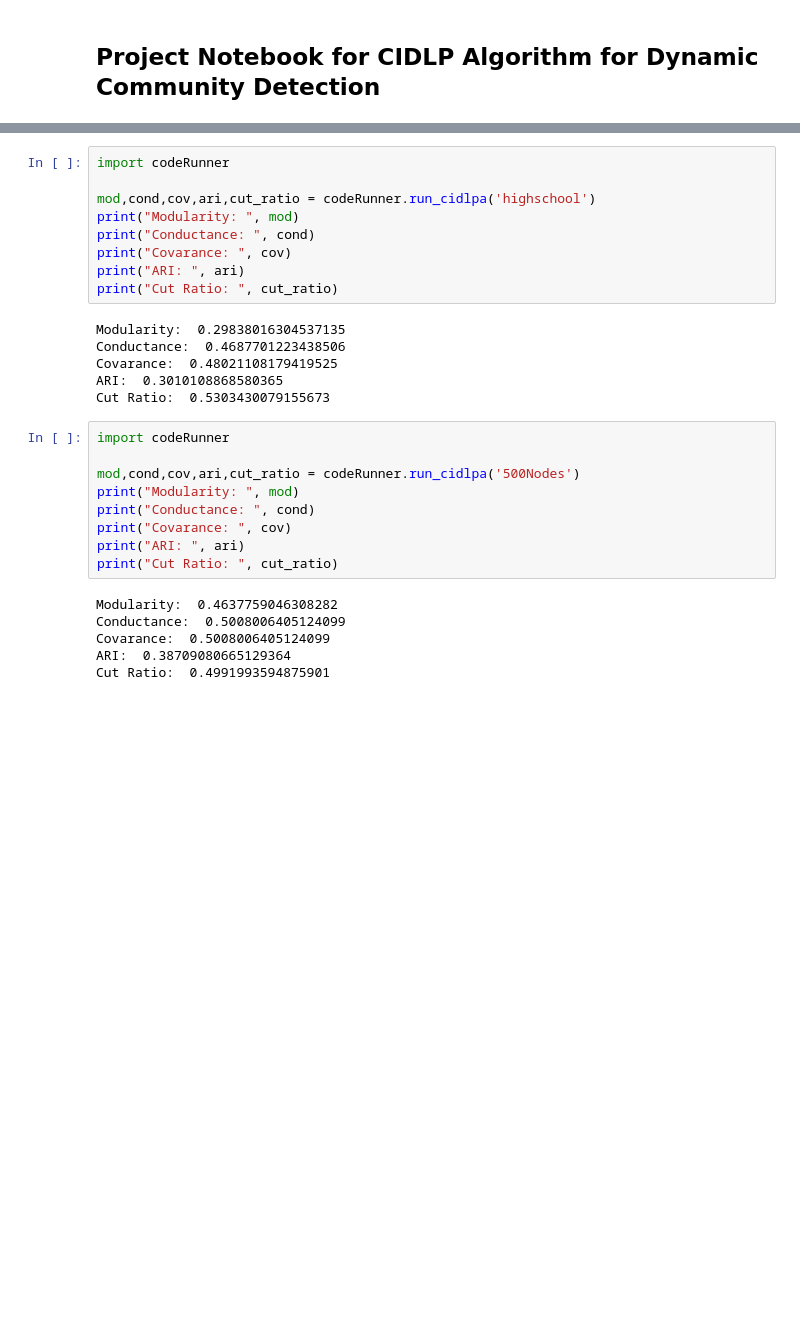
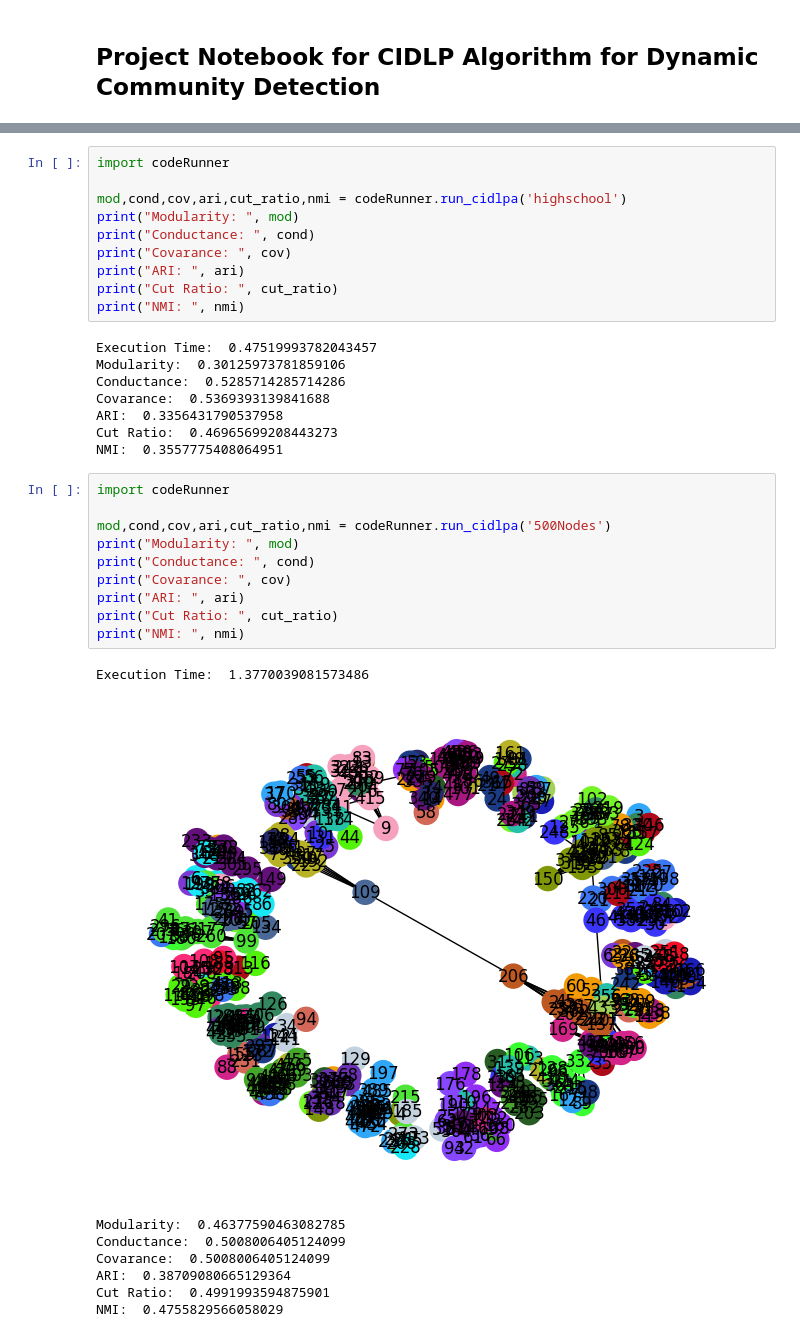
Before and after one commit to inrittik/CIDLPA, a Jupyter notebook: src/project_notebook.ipynb, the cells around one changed output, grey strips where cells are left out. Cells and saved outputs as stored; diff of their text form; blank space fills up the shorter version.

```diff
--- a/src/project_notebook.ipynb
+++ b/src/project_notebook.ipynb
@@ -33,33 +40,40 @@ Cut Ratio:  0.05555555555555555
 # %%
 import codeRunner
 
-mod,cond,cov,ari,cut_ratio = codeRunner.run_cidlpa('highschool')
+mod,cond,cov,ari,cut_ratio,nmi = codeRunner.run_cidlpa('highschool')
 print("Modularity: ", mod)
 print("Conductance: ", cond)
 print("Covarance: ", cov)
 print("ARI: ", ari)
 print("Cut Ratio: ", cut_ratio)
+print("NMI: ", nmi)
 # %% [output]
-Modularity:  0.29838016304537135
-Conductance:  0.4687701223438506
-Covarance:  0.48021108179419525
-ARI:  0.3010108868580365
-Cut Ratio:  0.5303430079155673
+Execution Time:  0.47519993782043457
+Modularity:  0.30125973781859106
+Conductance:  0.5285714285714286
+Covarance:  0.5369393139841688
+ARI:  0.3356431790537958
+Cut Ratio:  0.46965699208443273
+NMI:  0.3557775408064951
 # %%
 import codeRunner
 
-mod,cond,cov,ari,cut_ratio = codeRunner.run_cidlpa('500Nodes')
+mod,cond,cov,ari,cut_ratio,nmi = codeRunner.run_cidlpa('500Nodes')
 print("Modularity: ", mod)
 print("Conductance: ", cond)
 print("Covarance: ", cov)
 print("ARI: ", ari)
 print("Cut Ratio: ", cut_ratio)
+print("NMI: ", nmi)
 # %% [output]
-Modularity:  0.4637759046308282
-Conductance:  0.5008006405124099
-Covarance:  0.5008006405124099
-ARI:  0.38709080665129364
-Cut Ratio:  0.4991993594875901
+Execution Time:  1.3770039081573486
+[figure, added]
+Modularity:  0.46377590463082785
+Conductance:  0.5008006405124099
+Covarance:  0.5008006405124099
+ARI:  0.38709080665129364
+Cut Ratio:  0.4991993594875901
+NMI:  0.4755829566058029
 # %%
 import codeRunner
 
```
Also changed, not shown: parts of 5 cells of this notebook, 6 other files.
